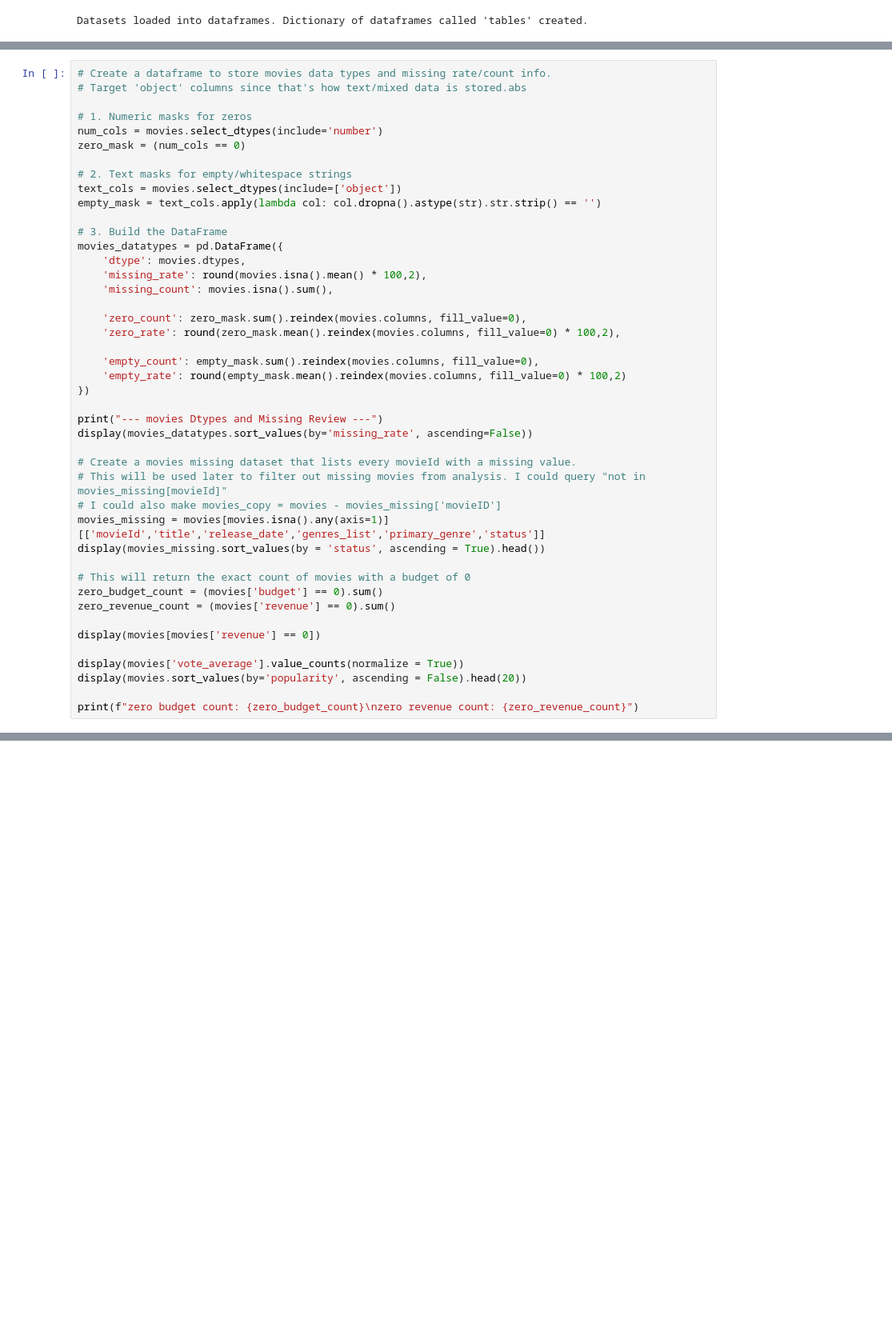
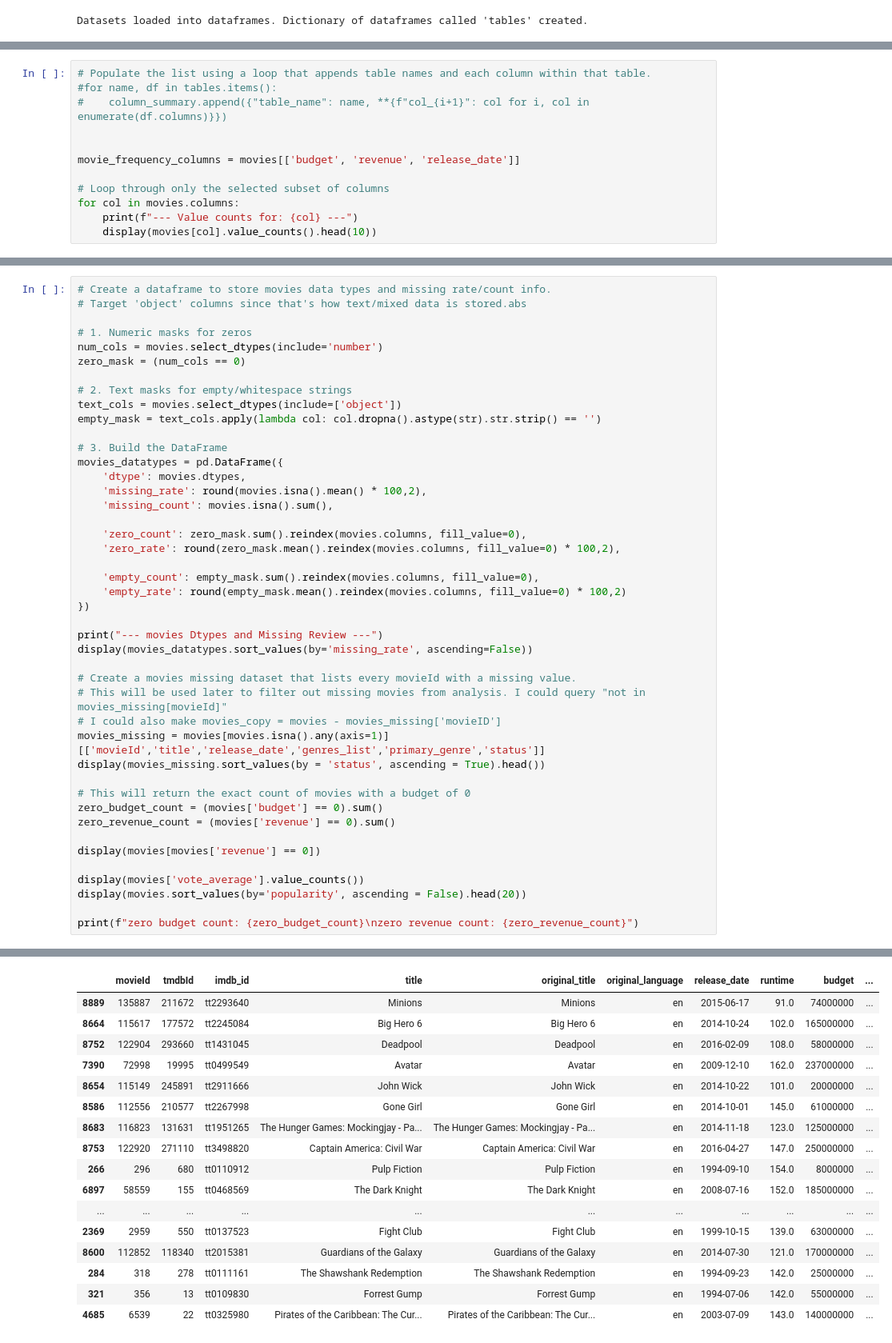
Before and after one commit to MFUTSA/Project-Option-1-Matt-Flores, a Jupyter notebook: notebooks/Milestone_1.ipynb, the cells around one changed output, grey strips where cells are left out. Shown at 80% size. Saved outputs shown, nothing was run; the diff lists cells and outputs as text; blank space fills up the shorter version.

```diff
--- a/notebooks/Milestone_1.ipynb
+++ b/notebooks/Milestone_1.ipynb
@@ -256,3 +403,15 @@ movies.describe().T
 | vote_average | 9082.0 | 6.362178e+00 | 1.038748e+00 | 0.000000 | 5.800000 | 6.500000 | 7.000000e+00 | 1.000000e+01 |
 | vote_count | 9082.0 | 4.390509e+02 | 9.961565e+02 | 0.000000 | 29.000000 | 96.000000 | 3.657500e+02 | 1.407500e+04 |
 | release_year | 9082.0 | 1.991952e+03 | 1.938771e+01 | 1902.000000 | 1984.000000 | 1997.000000 | 2.006000e+03 | 2.016000e+03 |
+# %%
+# Populate the list using a loop that appends table names and each column within that table.
+#for name, df in tables.items():
+#    column_summary.append({"table_name": name, **{f"col_{i+1}": col for i, col in enumerate(df.columns)}})
+
+
+movie_frequency_columns = movies[['budget', 'revenue', 'release_date']]
+
+# Loop through only the selected subset of columns
+for col in movies.columns:
+    print(f"--- Value counts for: {col} ---")
+    display(movies[col].value_counts().head(10))
@@ -296,7 +535,8 @@ zero_revenue_count = (movies['revenue'] == 0).sum()
 
 display(movies[movies['revenue'] == 0])
 
-display(movies['vote_average'].value_counts(normalize = True))
+display(movies['vote_average'].value_counts())
 display(movies.sort_values(by='popularity', ascending = False).head(20))
 
 print(f"zero budget count: {zero_budget_count}\nzero revenue count: {zero_revenue_count}")
+# %% [output]
@@ -302,0 +593,17 @@ print(f"zero budget count: {zero_budget_count}\nzero revenue count: {zero_revenu
+|  | movieId | tmdbId | imdb_id | title | original_title | original_language | release_date | runtime | budget | ... |
+| 8889 | 135887 | 211672 | tt2293640 | Minions | Minions | en | 2015-06-17 | 91.0 | 74000000 | ... |
+| 8664 | 115617 | 177572 | tt2245084 | Big Hero 6 | Big Hero 6 | en | 2014-10-24 | 102.0 | 165000000 | ... |
+| 8752 | 122904 | 293660 | tt1431045 | Deadpool | Deadpool | en | 2016-02-09 | 108.0 | 58000000 | ... |
+| 7390 | 72998 | 19995 | tt0499549 | Avatar | Avatar | en | 2009-12-10 | 162.0 | 237000000 | ... |
+| 8654 | 115149 | 245891 | tt2911666 | John Wick | John Wick | en | 2014-10-22 | 101.0 | 20000000 | ... |
+| 8586 | 112556 | 210577 | tt2267998 | Gone Girl | Gone Girl | en | 2014-10-01 | 145.0 | 61000000 | ... |
+| 8683 | 116823 | 131631 | tt1951265 | The Hunger Games: Mockingjay - Pa... | The Hunger Games: Mockingjay - Pa... | en | 2014-11-18 | 123.0 | 125000000 | ... |
+| 8753 | 122920 | 271110 | tt3498820 | Captain America: Civil War | Captain America: Civil War | en | 2016-04-27 | 147.0 | 250000000 | ... |
+| 266 | 296 | 680 | tt0110912 | Pulp Fiction | Pulp Fiction | en | 1994-09-10 | 154.0 | 8000000 | ... |
+| 6897 | 58559 | 155 | tt0468569 | The Dark Knight | The Dark Knight | en | 2008-07-16 | 152.0 | 185000000 | ... |
+| ... | ... | ... | ... | ... | ... | ... | ... | ... | ... | ... |
+| 2369 | 2959 | 550 | tt0137523 | Fight Club | Fight Club | en | 1999-10-15 | 139.0 | 63000000 | ... |
+| 8600 | 112852 | 118340 | tt2015381 | Guardians of the Galaxy | Guardians of the Galaxy | en | 2014-07-30 | 121.0 | 170000000 | ... |
+| 284 | 318 | 278 | tt0111161 | The Shawshank Redemption | The Shawshank Redemption | en | 1994-09-23 | 142.0 | 25000000 | ... |
+| 321 | 356 | 13 | tt0109830 | Forrest Gump | Forrest Gump | en | 1994-07-06 | 142.0 | 55000000 | ... |
+| 4685 | 6539 | 22 | tt0325980 | Pirates of the Caribbean: The Cur... | Pirates of the Caribbean: The Cur... | en | 2003-07-09 | 143.0 | 140000000 | ... |
```
Also changed, not shown: parts of 18 cells of this notebook, 1 other file.
